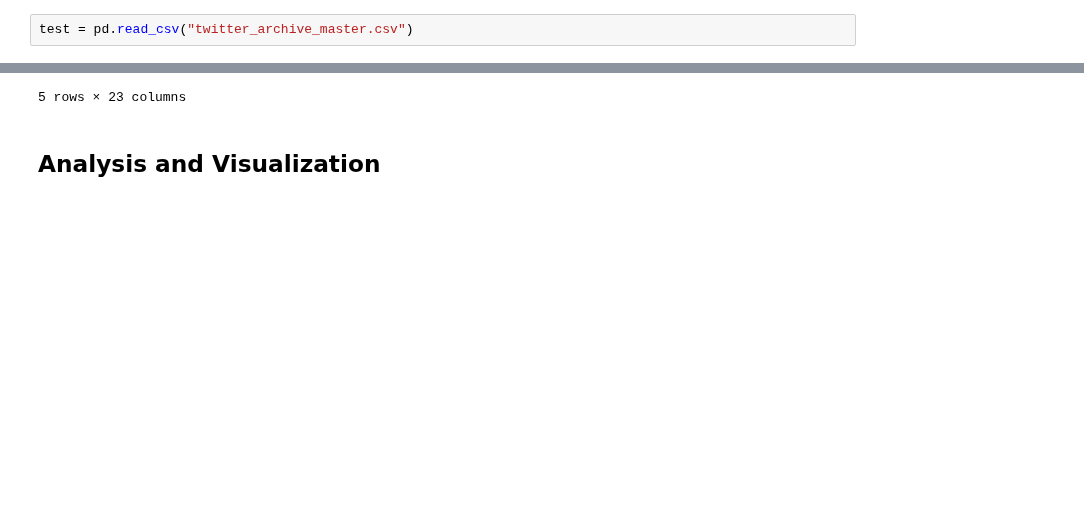
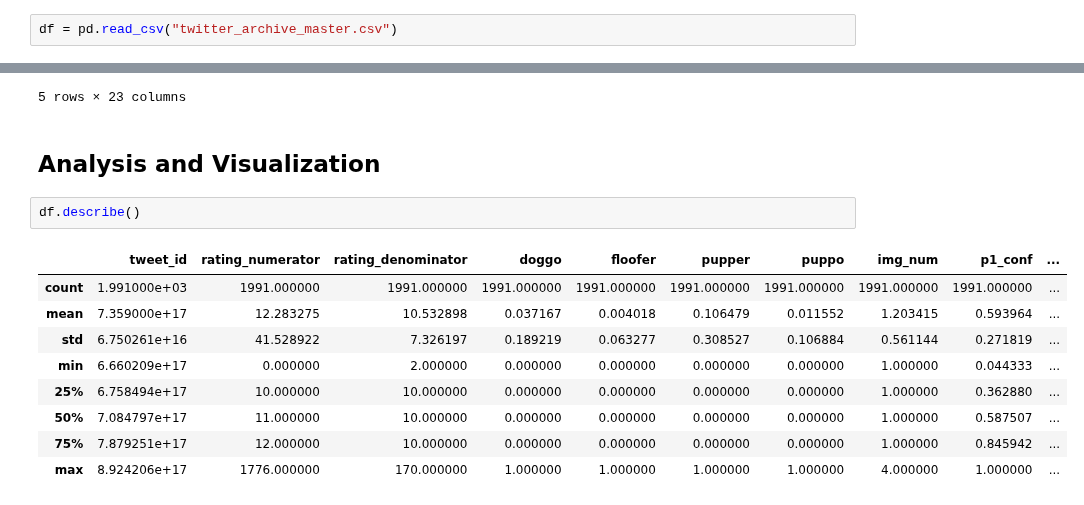
Before and after one commit to joey5405/WeRateDogs-Analysis---Udacity, a Jupyter notebook: wrangle_act.ipynb, the cells around one changed output, grey strips where cells are left out. Cells and saved outputs as stored; diff of their text form; blank space fills up the shorter version.

```diff
--- a/wrangle_act.ipynb
+++ b/wrangle_act.ipynb
@@ -770,5 +770,5 @@ memory usage: 318.7+ KB
 # %%
 master.to_csv('twitter_archive_master.csv', encoding='utf-8', index=False)
 # %%
-test = pd.read_csv("twitter_archive_master.csv")
+df = pd.read_csv("twitter_archive_master.csv")
 # %%
@@ -783,3 +783,15 @@ test.head()
 5 rows × 23 columns
 # %% [markdown]
 ## Analysis and Visualization
+# %%
+df.describe()
+# %% [output]
+|  | tweet_id | rating_numerator | rating_denominator | doggo | floofer | pupper | puppo | img_num | p1_conf | ... |
+| count | 1.991000e+03 | 1991.000000 | 1991.000000 | 1991.000000 | 1991.000000 | 1991.000000 | 1991.000000 | 1991.000000 | 1991.000000 | ... |
+| mean | 7.359000e+17 | 12.283275 | 10.532898 | 0.037167 | 0.004018 | 0.106479 | 0.011552 | 1.203415 | 0.593964 | ... |
+| std | 6.750261e+16 | 41.528922 | 7.326197 | 0.189219 | 0.063277 | 0.308527 | 0.106884 | 0.561144 | 0.271819 | ... |
+| min | 6.660209e+17 | 0.000000 | 2.000000 | 0.000000 | 0.000000 | 0.000000 | 0.000000 | 1.000000 | 0.044333 | ... |
+| 25% | 6.758494e+17 | 10.000000 | 10.000000 | 0.000000 | 0.000000 | 0.000000 | 0.000000 | 1.000000 | 0.362880 | ... |
+| 50% | 7.084797e+17 | 11.000000 | 10.000000 | 0.000000 | 0.000000 | 0.000000 | 0.000000 | 1.000000 | 0.587507 | ... |
+| 75% | 7.879251e+17 | 12.000000 | 10.000000 | 0.000000 | 0.000000 | 0.000000 | 0.000000 | 1.000000 | 0.845942 | ... |
+| max | 8.924206e+17 | 1776.000000 | 170.000000 | 1.000000 | 1.000000 | 1.000000 | 1.000000 | 4.000000 | 1.000000 | ... |
```
Also changed, not shown: parts of 8 cells of this notebook.
